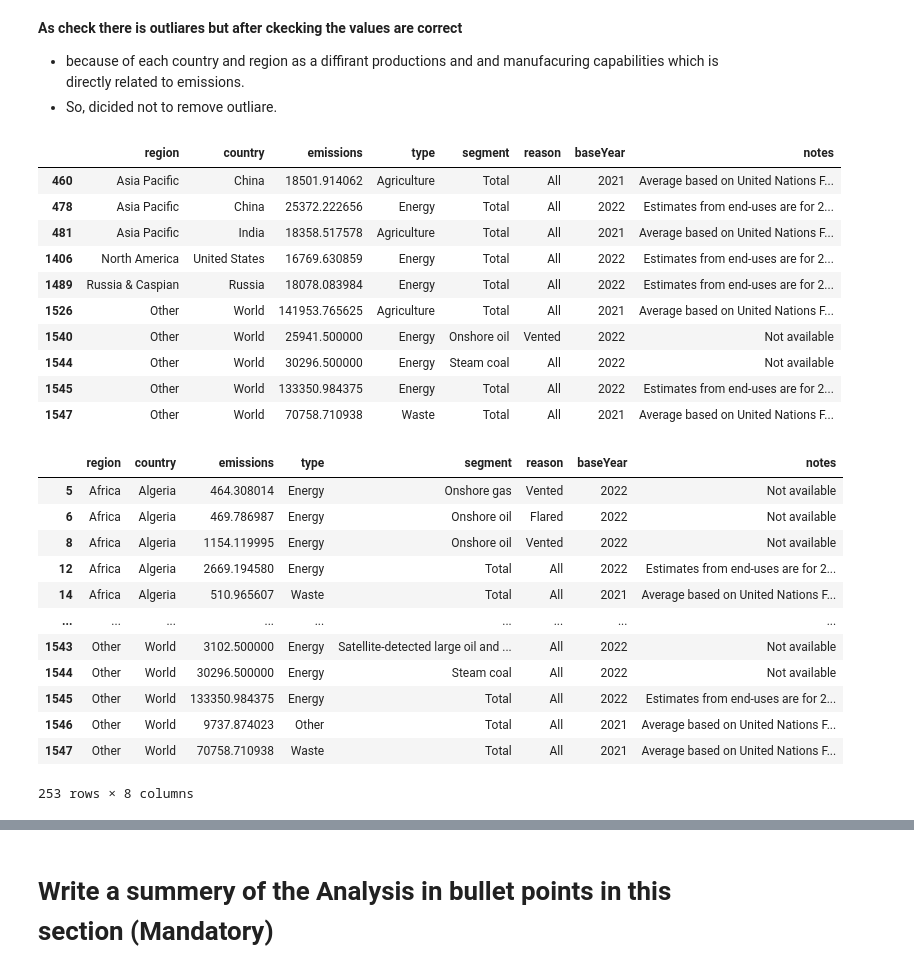
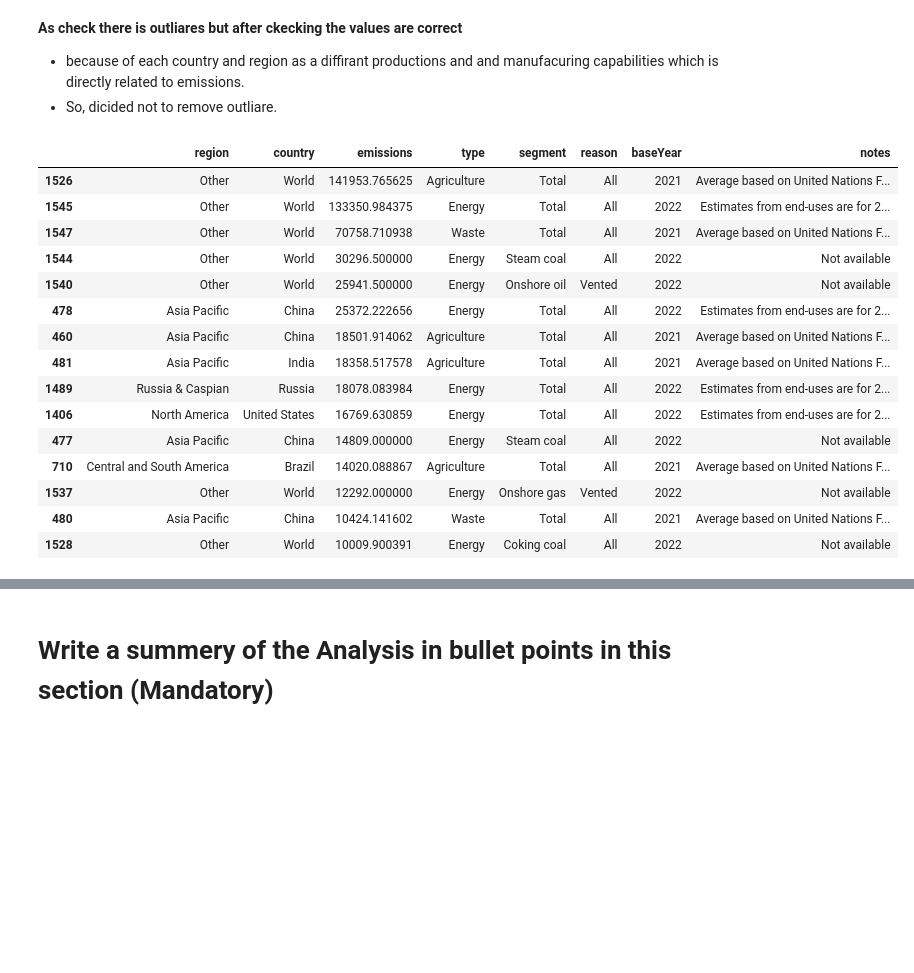
Before and after one commit to shashank297/Global-Emissions-Data-Analysis, a Jupyter notebook: Global_Emissions_Data_Analysis.ipynb, the cells around one changed output, grey strips where cells are left out. Saved outputs shown, nothing was run; the diff lists cells and outputs as text; code cells hidden in the pictures; blank space fills up the shorter version.

```diff
--- a/Global_Emissions_Data_Analysis.ipynb
+++ b/Global_Emissions_Data_Analysis.ipynb
@@ -152,36 +152,28 @@ df.head()
 - because of each country and region as a diffirant productions and and manufacuring capabilities which is directly related to emissions.
 - So, dicided not to remove outliare.
 # %%
-df[df['emissions']>15000]
+df[df['emissions']>10000].sort_values(by='emissions',ascending=False)
 # %% [output]
 |  | region | country | emissions | type | segment | reason | baseYear | notes |
-| 460 | Asia Pacific | China | 18501.914062 | Agriculture | Total | All | 2021 | Average based on United Nations F... |
-| 478 | Asia Pacific | China | 25372.222656 | Energy | Total | All | 2022 | Estimates from end-uses are for 2... |
-| 481 | Asia Pacific | India | 18358.517578 | Agriculture | Total | All | 2021 | Average based on United Nations F... |
-| 1406 | North America | United States | 16769.630859 | Energy | Total | All | 2022 | Estimates from end-uses are for 2... |
-| 1489 | Russia & Caspian | Russia | 18078.083984 | Energy | Total | All | 2022 | Estimates from end-uses are for 2... |
 | 1526 | Other | World | 141953.765625 | Agriculture | Total | All | 2021 | Average based on United Nations F... |
-| 1540 | Other | World | 25941.500000 | Energy | Onshore oil | Vented | 2022 | Not available |
-| 1544 | Other | World | 30296.500000 | Energy | Steam coal | All | 2022 | Not available |
 | 1545 | Other | World | 133350.984375 | Energy | Total | All | 2022 | Estimates from end-uses are for 2... |
 | 1547 | Other | World | 70758.710938 | Waste | Total | All | 2021 | Average based on United Nations F... |
+| 1544 | Other | World | 30296.500000 | Energy | Steam coal | All | 2022 | Not available |
+| 1540 | Other | World | 25941.500000 | Energy | Onshore oil | Vented | 2022 | Not available |
+| 478 | Asia Pacific | China | 25372.222656 | Energy | Total | All | 2022 | Estimates from end-uses are for 2... |
+| 460 | Asia Pacific | China | 18501.914062 | Agriculture | Total | All | 2021 | Average based on United Nations F... |
+| 481 | Asia Pacific | India | 18358.517578 | Agriculture | Total | All | 2021 | Average based on United Nations F... |
+| 1489 | Russia & Caspian | Russia | 18078.083984 | Energy | Total | All | 2022 | Estimates from end-uses are for 2... |
+| 1406 | North America | United States | 16769.630859 | Energy | Total | All | 2022 | Estimates from end-uses are for 2... |
+| 477 | Asia Pacific | China | 14809.000000 | Energy | Steam coal | All | 2022 | Not available |
+| 710 | Central and South America | Brazil | 14020.088867 | Agriculture | Total | All | 2021 | Average based on United Nations F... |
+| 1537 | Other | World | 12292.000000 | Energy | Onshore gas | Vented | 2022 | Not available |
+| 480 | Asia Pacific | China | 10424.141602 | Waste | Total | All | 2021 | Average based on United Nations F... |
+| 1528 | Other | World | 10009.900391 | Energy | Coking coal | All | 2022 | Not available |
 # %%
 Q1 = df['emissions'].quantile(0.25)
 Q3 = df['emissions'].quantile(0.75)
 IQR = Q3 - Q1
-threshold = 1.5
-df[(df['emissions'] < Q1 - threshold*IQR) | (df['emissions'] > Q3 + threshold*IQR)]
+lower_bound = Q1 - 1.5*IQR
+upper_bound = Q3 + 1.5*IQR
+df=df[(df['emissions'] >= lower_bound) & (df['emissions'] <= upper_bound)]
-# %% [output]
-|  | region | country | emissions | type | segment | reason | baseYear | notes |
-| 5 | Africa | Algeria | 464.308014 | Energy | Onshore gas | Vented | 2022 | Not available |
-| 6 | Africa | Algeria | 469.786987 | Energy | Onshore oil | Flared | 2022 | Not available |
-| 8 | Africa | Algeria | 1154.119995 | Energy | Onshore oil | Vented | 2022 | Not available |
-| 12 | Africa | Algeria | 2669.194580 | Energy | Total | All | 2022 | Estimates from end-uses are for 2... |
-| 14 | Africa | Algeria | 510.965607 | Waste | Total | All | 2021 | Average based on United Nations F... |
-| ... | ... | ... | ... | ... | ... | ... | ... | ... |
-| 1543 | Other | World | 3102.500000 | Energy | Satellite-detected large oil and ... | All | 2022 | Not available |
-| 1544 | Other | World | 30296.500000 | Energy | Steam coal | All | 2022 | Not available |
-| 1545 | Other | World | 133350.984375 | Energy | Total | All | 2022 | Estimates from end-uses are for 2... |
-| 1546 | Other | World | 9737.874023 | Other | Total | All | 2021 | Average based on United Nations F... |
-| 1547 | Other | World | 70758.710938 | Waste | Total | All | 2021 | Average based on United Nations F... |
-253 rows × 8 columns
```
Also changed, not shown: parts of 67 cells of this notebook.
